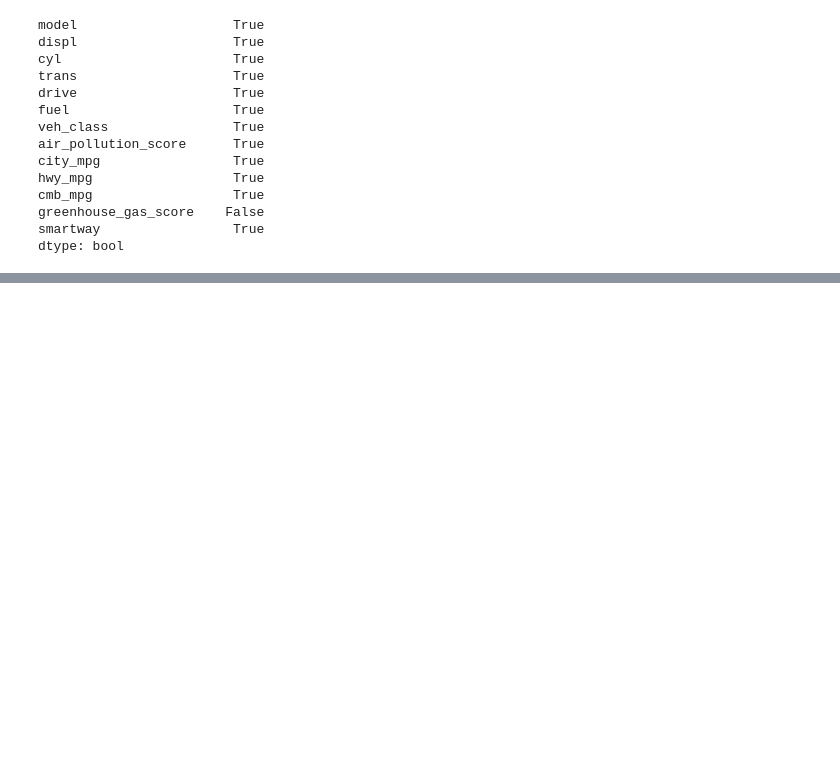
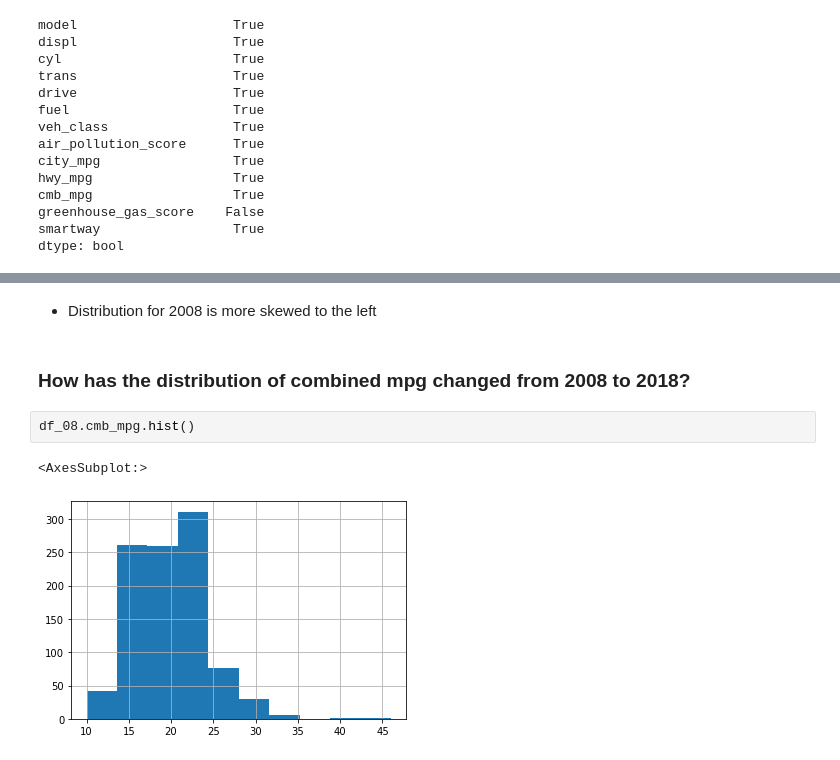
Before and after one commit to tunji-dev/Udacity_Data_Analyst_Nanodegree, a Jupyter notebook: fuel_economy_case_study/fuel_economy.ipynb, the cells around one changed output, grey strips where cells are left out. Saved outputs shown, nothing was run; the diff lists cells and outputs as text; blank space fills up the shorter version.

```diff
--- a/fuel_economy_case_study/fuel_economy.ipynb
+++ b/fuel_economy_case_study/fuel_economy.ipynb
@@ -649,0 +670,9 @@ dtype: bool
+# %% [markdown]
+- Distribution for 2008 is more skewed to the left
+# %% [markdown]
+### How has the distribution of combined mpg changed from 2008 to 2018?
+# %%
+df_08.cmb_mpg.hist()
+# %% [output]
+<AxesSubplot:>
+[figure, added]
```
Also changed, not shown: parts of 15 cells of this notebook.
